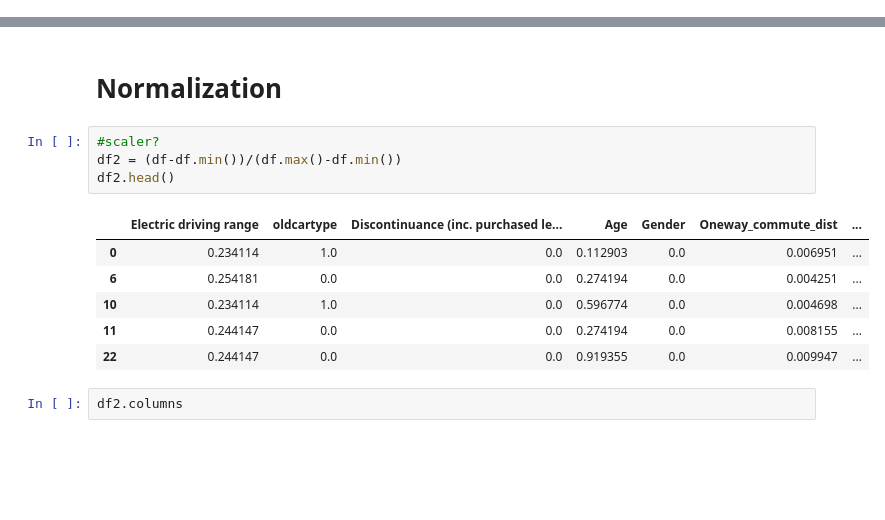
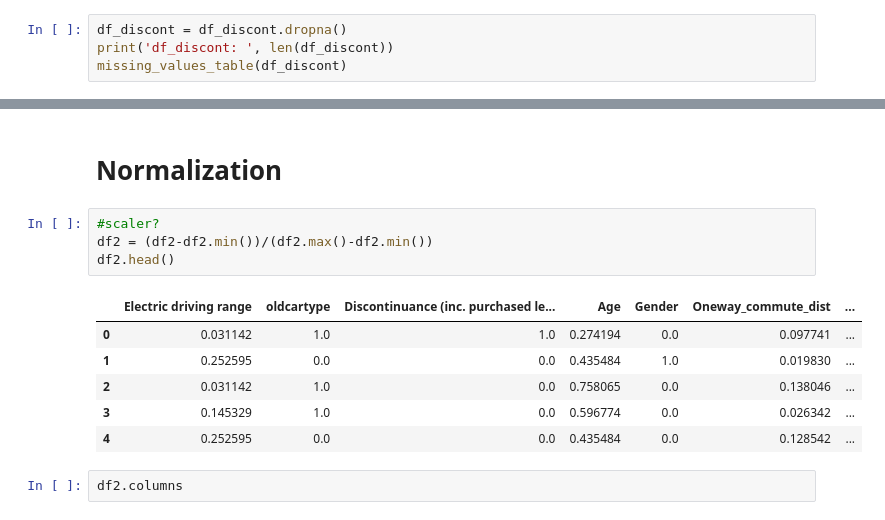
Before and after one commit to Taslim-M/EV-Customer-Discontinuation, a Jupyter notebook: version2/DataCleaningPrep.ipynb, the cells around one changed output, grey strips where cells are left out. Drawn from its saved outputs; the diff is of its cells as text; blank space fills up the shorter version.

```diff
--- a/version2/DataCleaningPrep.ipynb
+++ b/version2/DataCleaningPrep.ipynb
@@ -465,3 +465,7 @@ df_discont.head()
 | 2 | 81.0 | 0.0 | 1.0 | 55.0 | 0.0 | 11.314 | ... |
 | 3 | 87.0 | 0.0 | 1.0 | 65.0 | 0.0 | 6.824 | ... |
 | 4 | 271.0 | 0.0 | 1.0 | 75.0 | 0.0 | 1.750 | ... |
+# %%
+df_discont = df_discont.dropna()
+print('df_discont: ', len(df_discont))
+missing_values_table(df_discont)
@@ -495,15 +504,15 @@ sns.countplot(x = y, data = df2)
 # Normalization
 # %%
 #scaler?
-df2 = (df-df.min())/(df.max()-df.min())
+df2 = (df2-df2.min())/(df2.max()-df2.min())
 df2.head()
 # %% [output]
 |  | Electric driving range | oldcartype | Discontinuance (inc. purchased le... | Age | Gender | Oneway_commute_dist | ... |
-| 0 | 0.234114 | 1.0 | 0.0 | 0.112903 | 0.0 | 0.006951 | ... |
-| 6 | 0.254181 | 0.0 | 0.0 | 0.274194 | 0.0 | 0.004251 | ... |
-| 10 | 0.234114 | 1.0 | 0.0 | 0.596774 | 0.0 | 0.004698 | ... |
-| 11 | 0.244147 | 0.0 | 0.0 | 0.274194 | 0.0 | 0.008155 | ... |
-| 22 | 0.244147 | 0.0 | 0.0 | 0.919355 | 0.0 | 0.009947 | ... |
+| 0 | 0.031142 | 1.0 | 1.0 | 0.274194 | 0.0 | 0.097741 | ... |
+| 1 | 0.252595 | 0.0 | 0.0 | 0.435484 | 1.0 | 0.019830 | ... |
+| 2 | 0.031142 | 1.0 | 0.0 | 0.758065 | 0.0 | 0.138046 | ... |
+| 3 | 0.145329 | 1.0 | 0.0 | 0.596774 | 0.0 | 0.026342 | ... |
+| 4 | 0.252595 | 0.0 | 0.0 | 0.435484 | 0.0 | 0.128542 | ... |
 # %%
 df2.columns
 # %% [output]
```
Also changed, not shown: parts of 7 cells of this notebook, 1 other file.
